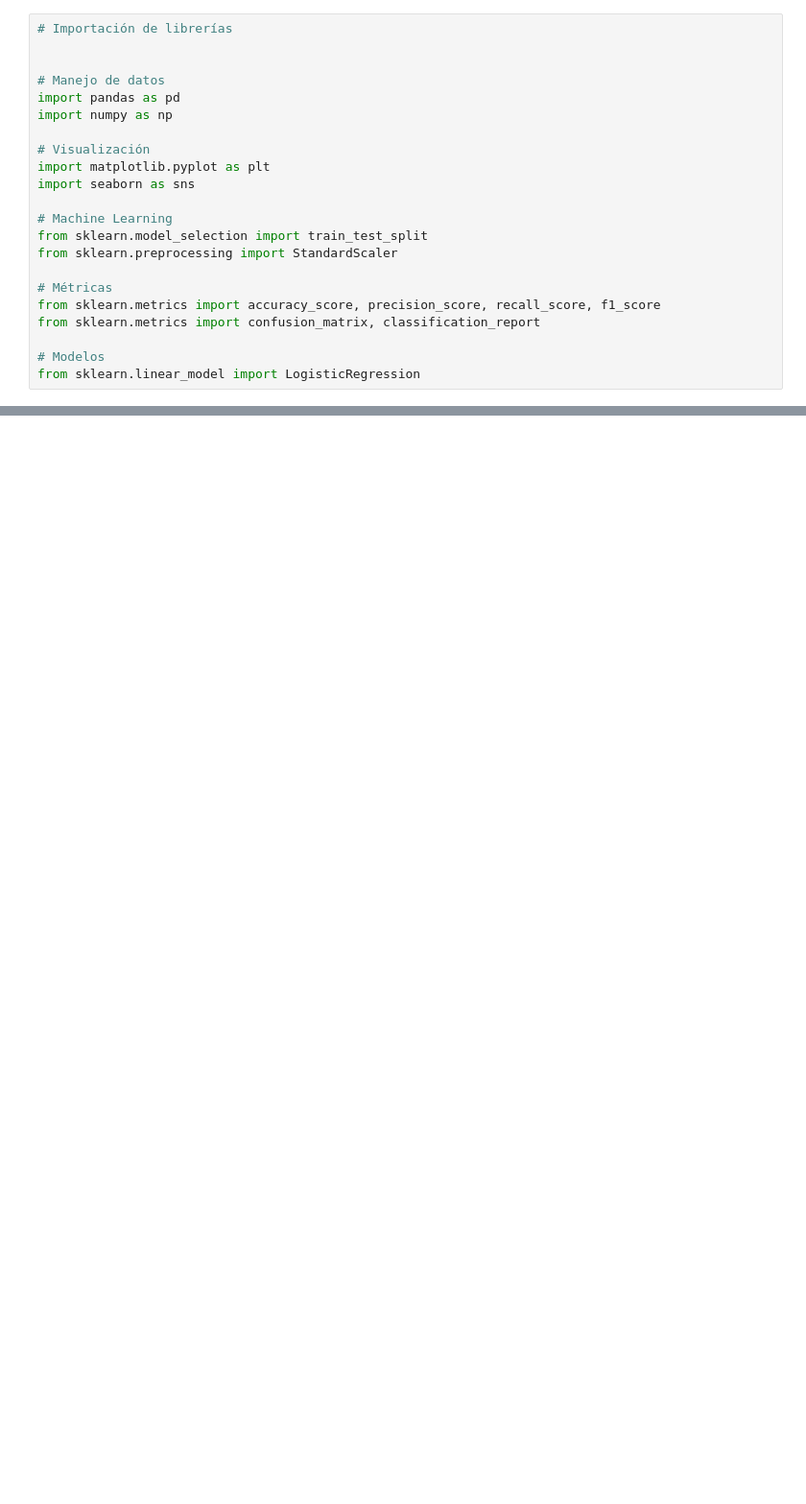
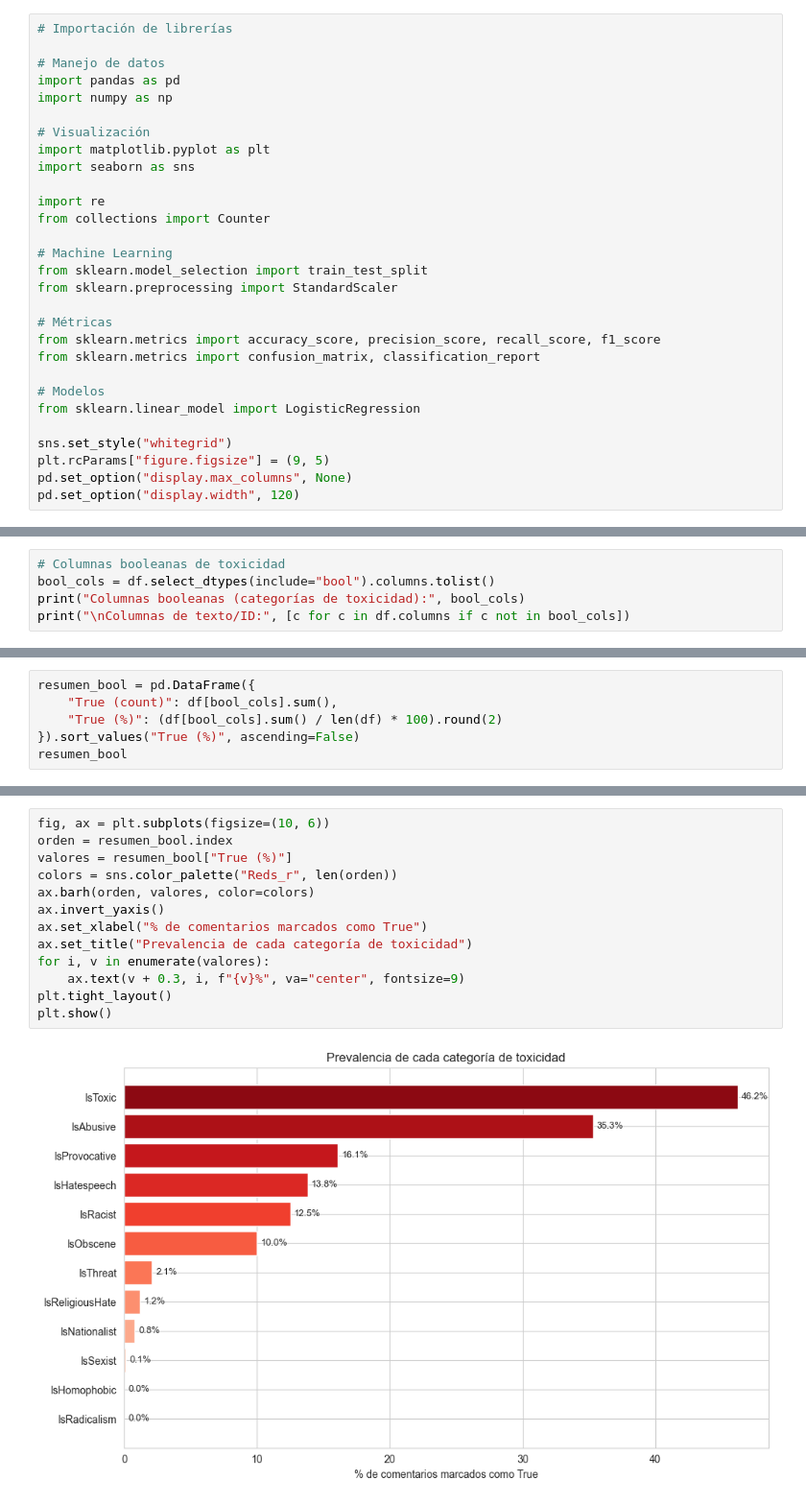
Before and after one commit to SalvadorCM786/comentarios-toxicos-Youtube-SCM, a Jupyter notebook: práctica5.ipynb, the cells around one changed output, grey strips where cells are left out. Shown at 96% size. Cells and saved outputs as stored; diff of their text form; blank space fills up the shorter version.

```diff
--- a/práctica5.ipynb
+++ b/práctica5.ipynb
@@ -1,6 +14,5 @@
 # %%
 # Importación de librerías
-
 
 # Manejo de datos
 import pandas as pd
@@ -9,6 +21,9 @@ import numpy as np
 # Visualización
 import matplotlib.pyplot as plt
 import seaborn as sns
+
+import re
+from collections import Counter
 
 # Machine Learning
 from sklearn.model_selection import train_test_split
@@ -20,3 +35,8 @@ from sklearn.metrics import confusion_matrix, classification_report
 
 # Modelos
 from sklearn.linear_model import LogisticRegression
+
+sns.set_style("whitegrid")
+plt.rcParams["figure.figsize"] = (9, 5)
+pd.set_option("display.max_columns", None)
+pd.set_option("display.width", 120)
@@ -50,0 +130,5 @@ df.head()
+# %%
+# Columnas booleanas de toxicidad
+bool_cols = df.select_dtypes(include="bool").columns.tolist()
+print("Columnas booleanas (categorías de toxicidad):", bool_cols)
+print("\nColumnas de texto/ID:", [c for c in df.columns if c not in bool_cols])
@@ -50,0 +180,6 @@ df.head()
+# %%
+resumen_bool = pd.DataFrame({
+    "True (count)": df[bool_cols].sum(),
+    "True (%)": (df[bool_cols].sum() / len(df) * 100).round(2)
+}).sort_values("True (%)", ascending=False)
+resumen_bool
@@ -50,0 +200,15 @@ df.head()
+# %%
+fig, ax = plt.subplots(figsize=(10, 6))
+orden = resumen_bool.index
+valores = resumen_bool["True (%)"]
+colors = sns.color_palette("Reds_r", len(orden))
+ax.barh(orden, valores, color=colors)
+ax.invert_yaxis()
+ax.set_xlabel("% de comentarios marcados como True")
+ax.set_title("Prevalencia de cada categoría de toxicidad")
+for i, v in enumerate(valores):
+    ax.text(v + 0.3, i, f"{v}%", va="center", fontsize=9)
+plt.tight_layout()
+plt.show()
+# %% [output]
+[figure, added]
```
Also changed, not shown: parts of 16 cells of this notebook.
